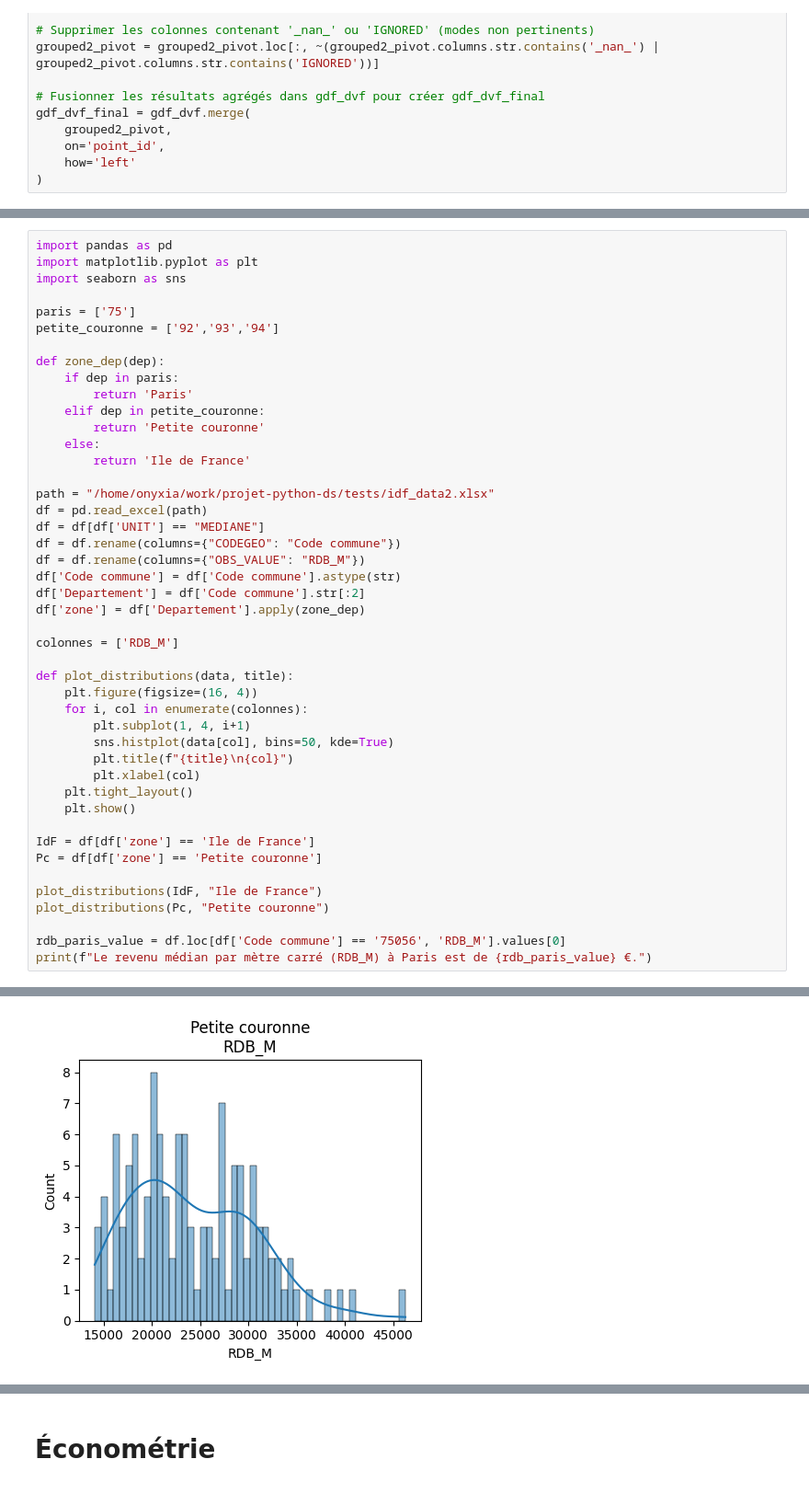
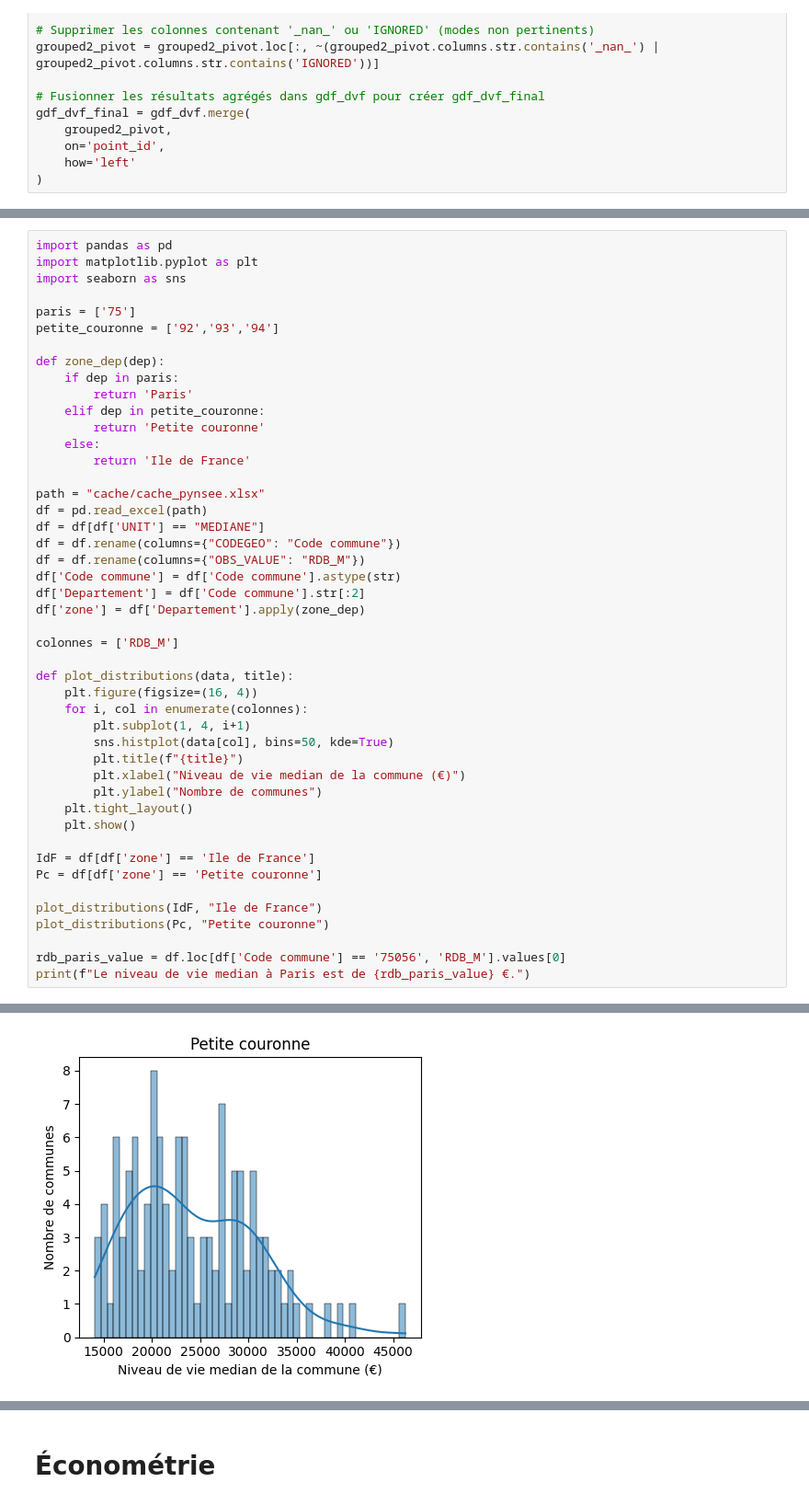
Before and after one commit to gaybrice/projet-python-ds, a Jupyter notebook: notebooks/main.ipynb, the cells around one changed output, grey strips where cells are left out. Shown at 92% size. Cells and saved outputs as stored; diff of their text form.

```diff
--- a/notebooks/main.ipynb
+++ b/notebooks/main.ipynb
@@ -300,7 +374,7 @@ def zone_dep(dep):
     else:
         return 'Ile de France'
 
-path = "/home/onyxia/work/projet-python-ds/tests/idf_data2.xlsx"
+path = "cache/cache_pynsee.xlsx"
 df = pd.read_excel(path)
 df = df[df['UNIT'] == "MEDIANE"]
 df = df.rename(columns={"CODEGEO": "Code commune"})
@@ -316,8 +390,9 @@ def plot_distributions(data, title):
     for i, col in enumerate(colonnes):
         plt.subplot(1, 4, i+1)
         sns.histplot(data[col], bins=50, kde=True)
-        plt.title(f"{title}\n{col}")
-        plt.xlabel(col)
+        plt.title(f"{title}")
+        plt.xlabel("Niveau de vie median de la commune (€)")
+        plt.ylabel("Nombre de communes")
     plt.tight_layout()
     plt.show()
 
@@ -328,5 +403,5 @@ plot_distributions(IdF, "Ile de France")
 plot_distributions(Pc, "Petite couronne")
 
 rdb_paris_value = df.loc[df['Code commune'] == '75056', 'RDB_M'].values[0]
-print(f"Le revenu médian par mètre carré (RDB_M) à Paris est de {rdb_paris_value} €.")
+print(f"Le niveau de vie median à Paris est de {rdb_paris_value} €.")
 # %% [output]
@@ -334 +409 @@ print(f"Le revenu médian par mètre carré (RDB_M) à Paris est de {rdb_paris_v
-[figure, old version]
+[figure, new version]
```
Also changed, not shown: parts of 39 cells of this notebook, 4 other files.
